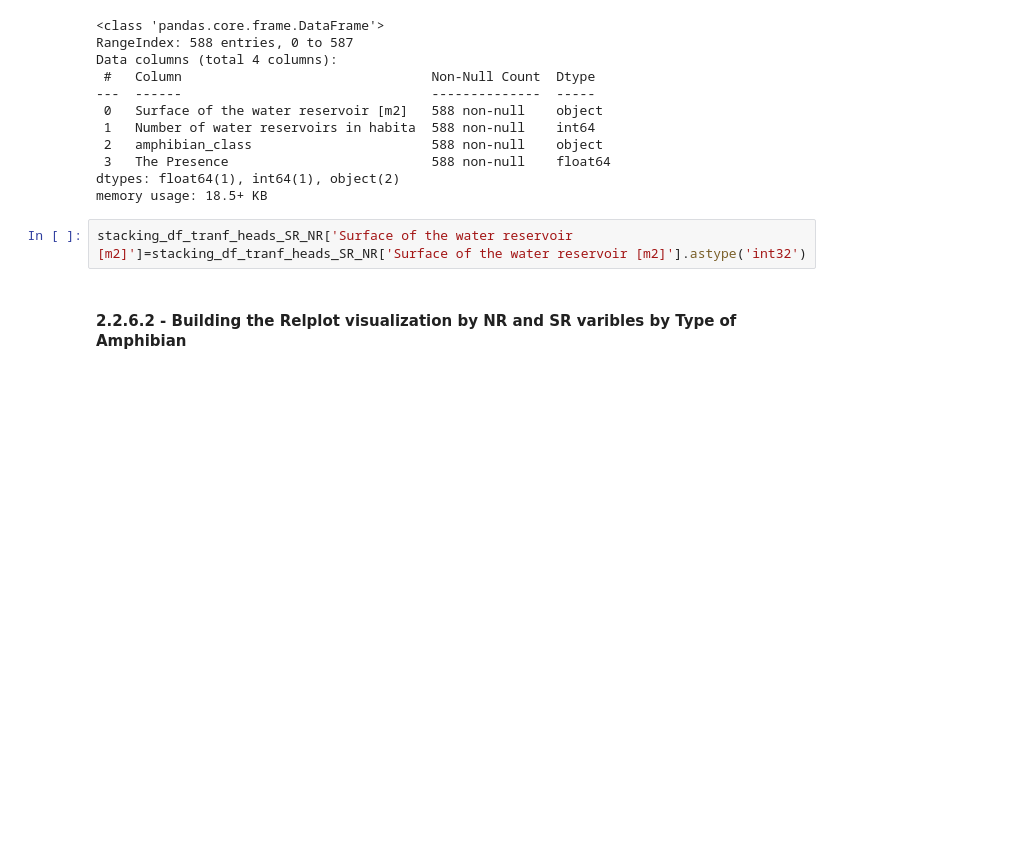
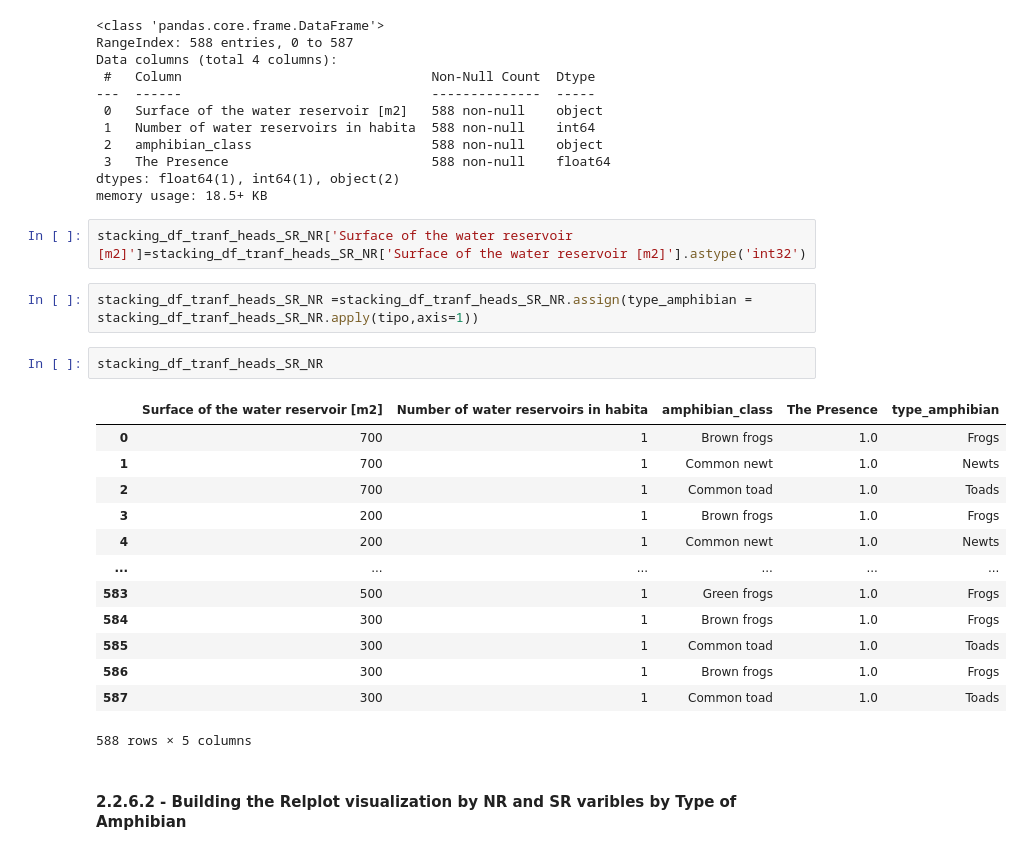
Before and after one commit to Renata-Thomazelli/amphibians, a Jupyter notebook: amphibians-Copy2.ipynb, the cells around one changed output. Drawn from its saved outputs; the diff is of its cells as text; blank space fills up the shorter version.

```diff
--- a/amphibians-Copy2.ipynb
+++ b/amphibians-Copy2.ipynb
@@ -1899,6 +1804,24 @@ dtypes: float64(1), int64(1), object(2)
 memory usage: 18.5+ KB
 # %%
 stacking_df_tranf_heads_SR_NR['Surface of the water reservoir [m2]']=stacking_df_tranf_heads_SR_NR['Surface of the water reservoir [m2]'].astype('int32')
+# %%
+stacking_df_tranf_heads_SR_NR =stacking_df_tranf_heads_SR_NR.assign(type_amphibian = stacking_df_tranf_heads_SR_NR.apply(tipo,axis=1))
+# %%
+stacking_df_tranf_heads_SR_NR
+# %% [output]
+|  | Surface of the water reservoir [m2] | Number of water reservoirs in habita | amphibian_class | The Presence | type_amphibian |
+| 0 | 700 | 1 | Brown frogs | 1.0 | Frogs |
+| 1 | 700 | 1 | Common newt | 1.0 | Newts |
+| 2 | 700 | 1 | Common toad | 1.0 | Toads |
+| 3 | 200 | 1 | Brown frogs | 1.0 | Frogs |
+| 4 | 200 | 1 | Common newt | 1.0 | Newts |
+| ... | ... | ... | ... | ... | ... |
+| 583 | 500 | 1 | Green frogs | 1.0 | Frogs |
+| 584 | 300 | 1 | Brown frogs | 1.0 | Frogs |
+| 585 | 300 | 1 | Common toad | 1.0 | Toads |
+| 586 | 300 | 1 | Brown frogs | 1.0 | Frogs |
+| 587 | 300 | 1 | Common toad | 1.0 | Toads |
+588 rows × 5 columns
 # %% [markdown]
 #### 2.2.6.2 - Building the Relplot visualization by NR and SR varibles by Type of Amphibian
 # %%
```
Also changed, not shown: parts of 39 cells of this notebook, 5 other files.
